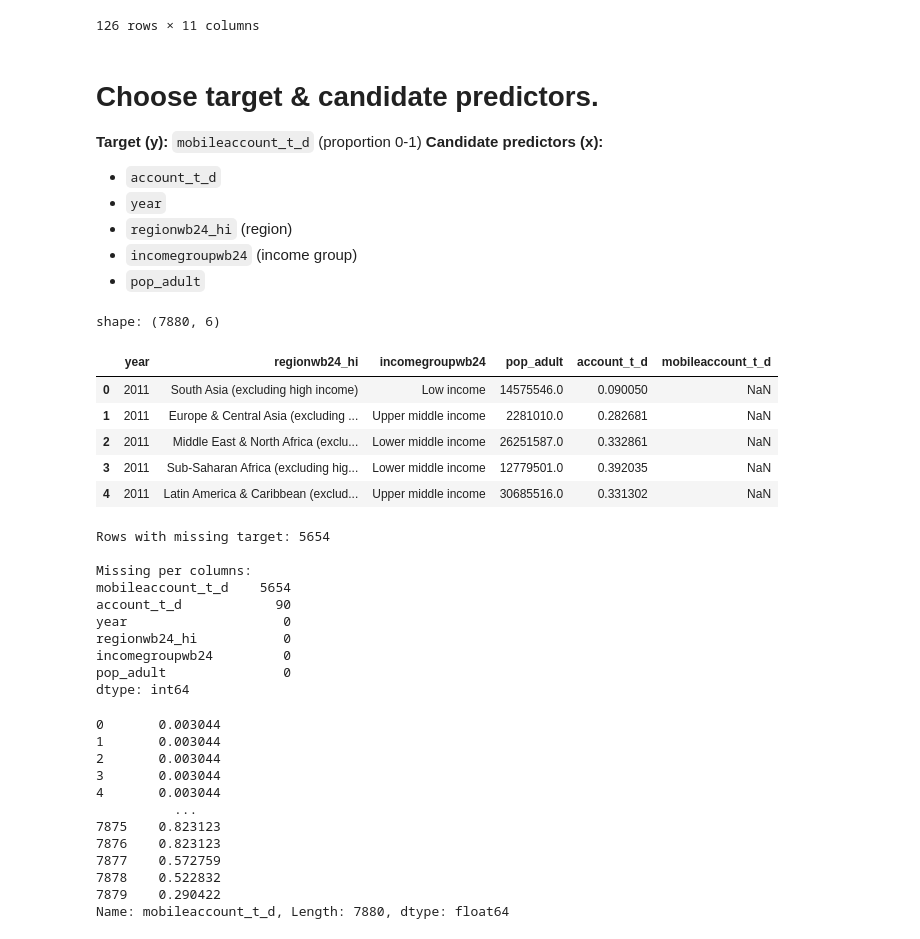
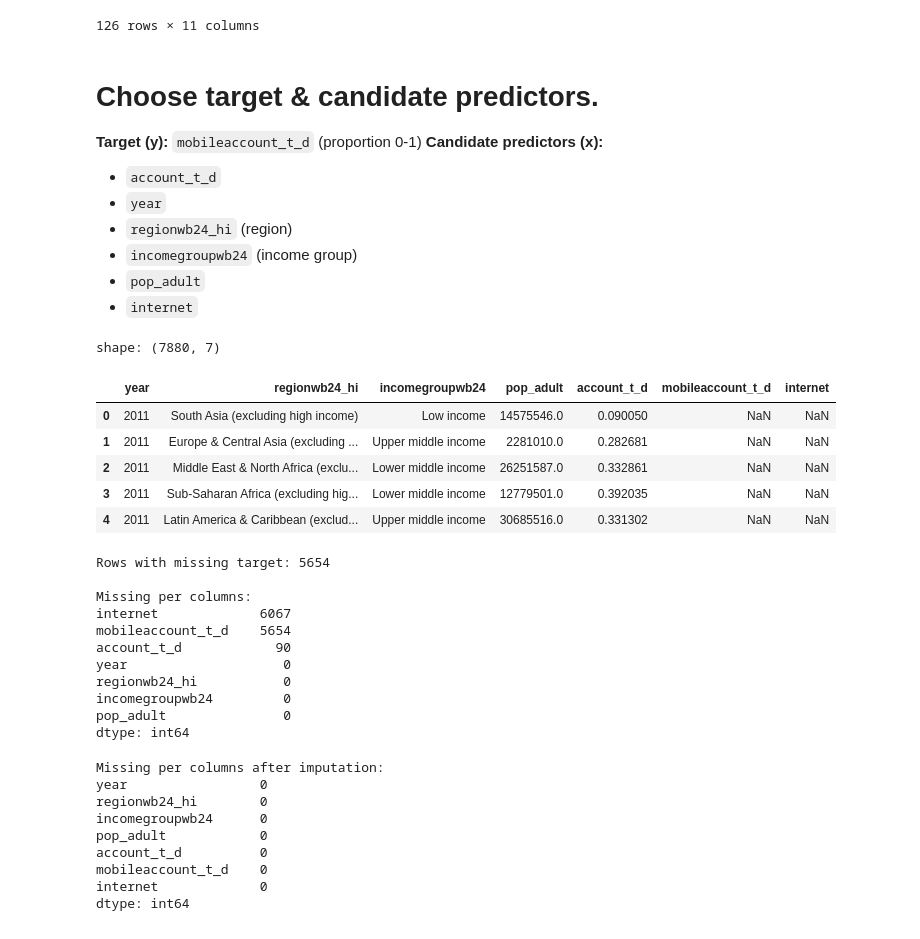
Before and after one commit to aididshariff/MobileMoney-Adoption-Analysis, a Jupyter notebook: notebooks/04_regression_analysis.ipynb, the cells around one changed output. Drawn from its saved outputs; the diff is of its cells as text; code cells hidden in the pictures.

```diff
--- a/notebooks/04_regression_analysis.ipynb
+++ b/notebooks/04_regression_analysis.ipynb
@@ -78,21 +78,22 @@ dtype: int64
 - `regionwb24_hi` (region)
 - `incomegroupwb24` (income group)
 - `pop_adult`
+- `internet`
 # %%
 # Select relevant columns
 cols = ['year', 'regionwb24_hi', 'incomegroupwb24', 'pop_adult',
-        'account_t_d', 'mobileaccount_t_d']
+        'account_t_d', 'mobileaccount_t_d', 'internet']
 df_model = df[cols].copy()
 print("shape:", df_model.shape)
 df_model.head()
 # %% [output]
-shape: (7880, 6)
+shape: (7880, 7)
-|  | year | regionwb24_hi | incomegroupwb24 | pop_adult | account_t_d | mobileaccount_t_d |
-| 0 | 2011 | South Asia (excluding high income) | Low income | 14575546.0 | 0.090050 | NaN |
-| 1 | 2011 | Europe & Central Asia (excluding ... | Upper middle income | 2281010.0 | 0.282681 | NaN |
-| 2 | 2011 | Middle East & North Africa (exclu... | Lower middle income | 26251587.0 | 0.332861 | NaN |
-| 3 | 2011 | Sub-Saharan Africa (excluding hig... | Lower middle income | 12779501.0 | 0.392035 | NaN |
-| 4 | 2011 | Latin America & Caribbean (exclud... | Upper middle income | 30685516.0 | 0.331302 | NaN |
+|  | year | regionwb24_hi | incomegroupwb24 | pop_adult | account_t_d | mobileaccount_t_d | internet |
+| 0 | 2011 | South Asia (excluding high income) | Low income | 14575546.0 | 0.090050 | NaN | NaN |
+| 1 | 2011 | Europe & Central Asia (excluding ... | Upper middle income | 2281010.0 | 0.282681 | NaN | NaN |
+| 2 | 2011 | Middle East & North Africa (exclu... | Lower middle income | 26251587.0 | 0.332861 | NaN | NaN |
+| 3 | 2011 | Sub-Saharan Africa (excluding hig... | Lower middle income | 12779501.0 | 0.392035 | NaN | NaN |
+| 4 | 2011 | Latin America & Caribbean (exclud... | Upper middle income | 30685516.0 | 0.331302 | NaN | NaN |
 # %%
 # Handle missing data
 
@@ -106,6 +107,7 @@ print(df_model.isnull().sum().sort_values(ascending=False))
 Rows with missing target: 5654
 
 Missing per columns:
+internet             6067
 mobileaccount_t_d    5654
 account_t_d            90
 year                    0
@@ -115,18 +117,23 @@ pop_adult               0
 dtype: int64
 # %%
 # Impute missing values in the target variable
-df_model['mobileaccount_t_d'].fillna(method='bfill', axis=0).fillna(0)
+df_model['mobileaccount_t_d'] = df_model['mobileaccount_t_d'].bfill(axis=0).fillna(0)
+
+# Impute missing values in predictors
+df_model['internet'] = df_model['internet'].bfill(axis=0).fillna(0)
+df_model['account_t_d'] = df_model['account_t_d'].fillna(df_model['account_t_d'].median())
+
+# Confirm no missing values remain
+print("\nMissing per columns after imputation:")
+print(df_model.isnull().sum().sort_values(ascending=False))
 # %% [output]
-0       0.003044
-1       0.003044
-2       0.003044
-3       0.003044
-4       0.003044
-          ...
-7875    0.823123
-7876    0.823123
-7877    0.572759
-7878    0.522832
-7879    0.290422
-Name: mobileaccount_t_d, Length: 7880, dtype: float64
+Missing per columns after imputation:
+year                 0
+regionwb24_hi        0
+incomegroupwb24      0
+pop_adult            0
+account_t_d          0
+mobileaccount_t_d    0
+internet             0
+dtype: int64
 # %%
```
Also changed, not shown: parts of 9 cells of this notebook, 1 other file.
